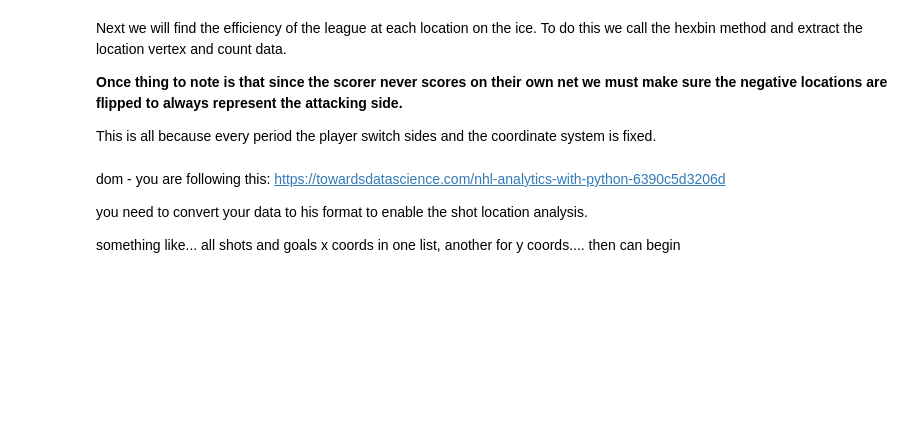
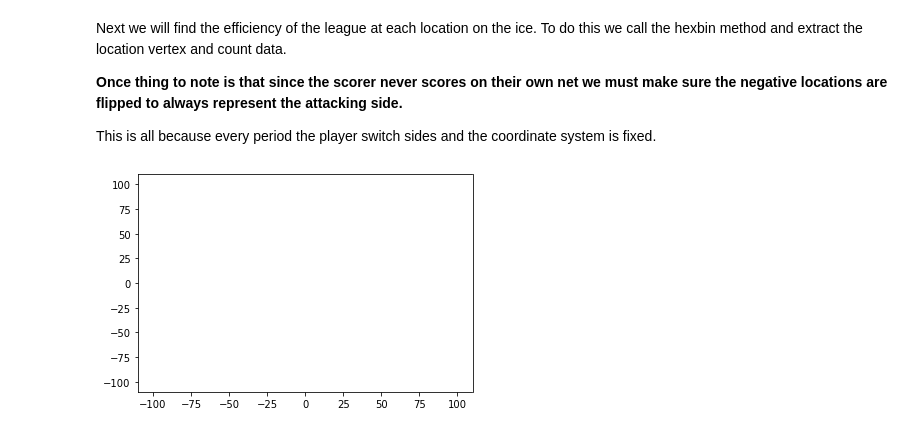
Before and after one commit to the-data-base/nhl-breakouts, a Jupyter notebook: analysis/exploring_nhl_api.ipynb, the cells around one changed output. Saved outputs shown, nothing was run; the diff lists cells and outputs as text; code cells hidden in the pictures; blank space fills up the shorter version.

Commit message:
Added shot location analysis in exploring_nhl_api.ipynb

```diff
--- a/analysis/exploring_nhl_api.ipynb
+++ b/analysis/exploring_nhl_api.ipynb
@@ -589,6 +870,35 @@ for i,s in enumerate(league_data['Goal']['x']):
-# %% [markdown]
-dom - you are following this: https://towardsdatascience.com/nhl-analytics-with-python-6390c5d3206d
-
-you need to convert your data to his format to enable the shot location analysis.
-
-something like... all shots and goals x coords in one list, another for y coords.... then can begin
+# %%
+def get_shot_goal_hex_data(dictionary):
+
+    # Get normalized data from previous function
+    x_all_shots_normalized, y_all_shots_normalized, x_goal_normalized, y_goal_normalized = get_normalized_shots_goals(dictionary)
+
+    # First we will used the hexbin function to simply bucket our shot data into basically a 2D histogram
+    hex_data = plt.hexbin(x_all_shots_normalized,
+                          y_all_shots_normalized,
+                          gridsize = gridsize,
+                          extent = extent,
+                          mincnt = mincnt,
+                          alpha = 0.0)
+
+    # Now we extract the bin coordinates and counts
+    verts = hex_data.get_offsets()
+    shot_frequency = hex_data.get_array()
+
+    # Do the same thing for the goal data
+    goal_hex_data =  plt.hexbin(x_goal_normalized,
+                                y_goal_normalized,
+                                gridsize = gridsize,
+                                extent = extent,
+                                mincnt = mincnt,
+                                alpha = 0.0)
+
+    # Since the grid is the same we can use a shared bin coordinate set from the above. So here we just get the counts
+    goal_frequency = goal_hex_data.get_array()
+
+    return hex_data, goal_hex_data, verts, shot_frequency, goal_frequency
+
+leauge_hex_data, league_goal_hex_data, league_verts, league_shot_frequency, league_goal_frequency = get_shot_goal_hex_data(league_data)
+player_hex_data, player_goal_hex_data, player_verts, player_shot_frequency, player_goal_frequency = get_shot_goal_hex_data(player_data)
+# %% [output]
+[figure, added]
```
Also changed, not shown: parts of 19 cells of this notebook, 1 other file.
